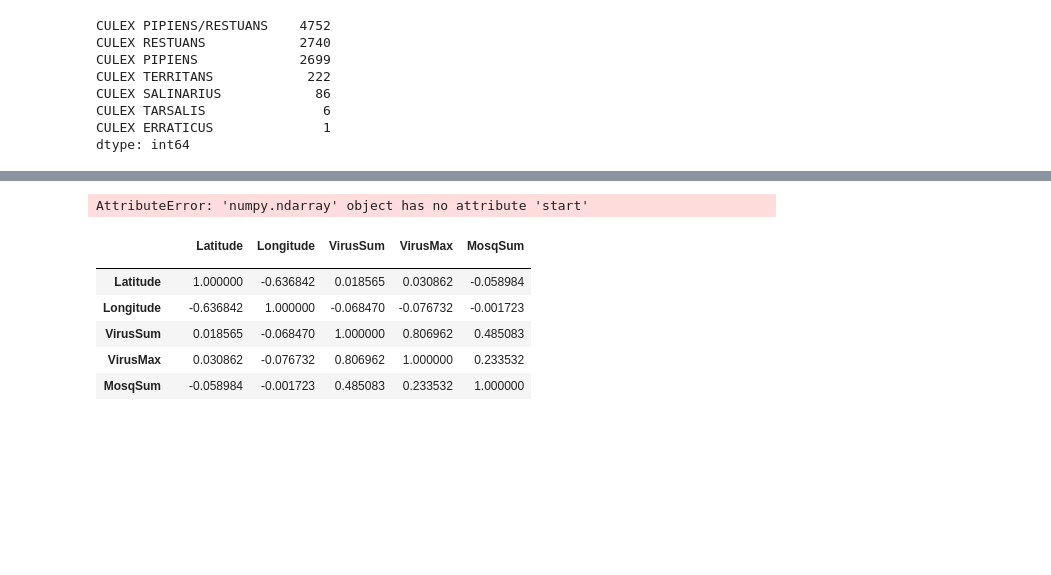
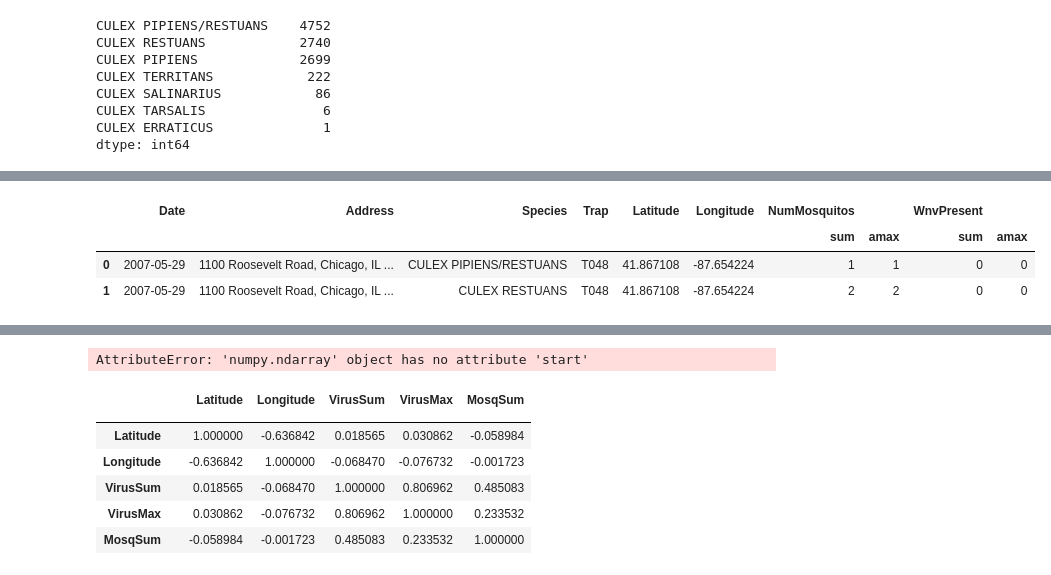
Before and after one commit to rafeltaye/Project, a Jupyter notebook: west_nile/input/projectscript.ipynb, the cells around one changed output, grey strips where cells are left out. Saved outputs shown, nothing was run; the diff lists cells and outputs as text; code cells hidden in the pictures; blank space fills up the shorter version.

```diff
--- a/west_nile/input/projectscript.ipynb
+++ b/west_nile/input/projectscript.ipynb
@@ -89,3 +78,10 @@ SumNumMosq.reset_index()
+# %%
+SumNumMosq.head(2)
+# %% [output]
+|  | Date | Address | Species | Trap | Latitude | Longitude | NumMosquitos |  | WnvPresent |  |
+|  |  |  |  |  |  |  | sum | amax | sum | amax |
+| 0 | 2007-05-29 | 1100 Roosevelt Road, Chicago, IL ... | CULEX PIPIENS/RESTUANS | T048 | 41.867108 | -87.654224 | 1 | 1 | 0 | 0 |
+| 1 | 2007-05-29 | 1100 Roosevelt Road, Chicago, IL ... | CULEX RESTUANS | T048 | 41.867108 | -87.654224 | 2 | 2 | 0 | 0 |
 # %%
 # add new columns
 SumNumMosq['VirusSum']=SumNumMosq['WnvPresent']['sum']
```
Also changed, not shown: parts of 15 cells of this notebook.
